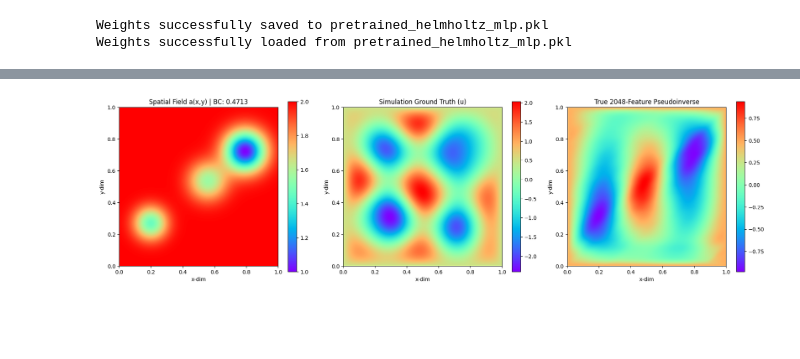
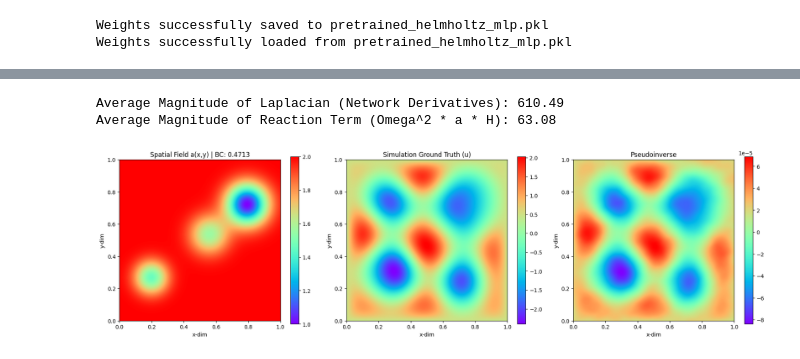
Before and after one commit to wang-yuancheng/piml, a Jupyter notebook: notebooks/helmholtz_solver_single_nolinear_testing_freeze.ipynb, the cells around one changed output, grey strips where cells are left out. Saved outputs shown, nothing was run; the diff lists cells and outputs as text; code cells hidden in the pictures; blank space fills up the shorter version.

```diff
--- a/notebooks/helmholtz_solver_single_nolinear_testing_freeze.ipynb
+++ b/notebooks/helmholtz_solver_single_nolinear_testing_freeze.ipynb
@@ -101,7 +101,7 @@ class FeatureExtractor(nn.Module):
 
         for size in self.hidden_layers:
             h = nn.Dense(size, kernel_init=nn.initializers.he_normal())(h)
-            h = jnp.sin(h)
+            h = nn.tanh(h)
 
         # NEW: Final linear layer to output the prediction directly
         u_pred = nn.Dense(1, use_bias=False)(h)
@@ -127,7 +127,7 @@ class ConcatFeatureExtractor(nn.Module):
         h = h_rff
         for size in self.hidden_layers:
             h = nn.Dense(size, kernel_init=nn.initializers.he_normal())(h)
-            h = jnp.sin(h)
+            h = nn.tanh(h)
             # Append each of the four 256-feature hidden layers
             all_features.append(h)
 
@@ -138,8 +138,8 @@ class ConcatFeatureExtractor(nn.Module):
         return u_pred
 
 # Initialize
-# model = FeatureExtractor(hidden_layers=hidden_layers, B_matrix_base=B_matrix_base)
-model = ConcatFeatureExtractor(hidden_layers=hidden_layers, B_matrix_base=B_matrix_base)
+model = FeatureExtractor(hidden_layers=hidden_layers, B_matrix_base=B_matrix_base)
+# model = ConcatFeatureExtractor(hidden_layers=hidden_layers, B_matrix_base=B_matrix_base)
 
 key = jax.random.PRNGKey(0)
 params = model.init(key, jnp.array([0.0]), jnp.array([0.0]))
@@ -268,8 +268,6 @@ learned_raw_sigma = params['params']['raw_sigma'][0]
 learned_sigma = jax.nn.softplus(learned_raw_sigma)
 print(f"Applying learned bandwidth (sigma = {learned_sigma:.4f}) to the features...")
 
-B_matrix = B_matrix_base * learned_sigma
-
 # DEFINE FROZEN MODEL (NO FINAL LAYER)
 class FrozenFeatureExtractor(nn.Module):
     hidden_layers: list
@@ -277,7 +275,7 @@ class FrozenFeatureExtractor(nn.Module):
 
     @nn.compact
     def __call__(self, x_in, y_in):
-        raw_sigma = self.param('raw_sigma', nn.initializers.constant(3.0), (1,))
+        raw_sigma = self.param('raw_sigma', nn.initializers.constant(1), (1,)) # this is fallback, extracted sigma is applied to B_matrix_base
         sigma = jax.nn.softplus(raw_sigma)
 
         v = jnp.concatenate([x_in, y_in])
@@ -286,7 +284,7 @@ class FrozenFeatureExtractor(nn.Module):
 
         for size in self.hidden_layers:
             h = nn.Dense(size)(h)
-            h = jnp.sin(h)
+            h = nn.tanh(h)
 
         return h # Outputs shape (256,)
 
@@ -309,16 +307,15 @@ class FrozenConcatFeatureExtractor(nn.Module):
         h = h_rff
         for size in self.hidden_layers:
             h = nn.Dense(size)(h)
-            h = jnp.sin(h)
+            h = nn.tanh(h)
             all_features.append(h)
 
         combined_h = jnp.concatenate(all_features)
 
         return combined_h
 
-# model_frozen = FrozenFeatureExtractor(hidden_layers=hidden_layers, B_matrix_base=B_matrix_base)
-model_frozen = FrozenConcatFeatureExtractor(hidden_layers=hidden_layers, B_matrix_base=B_matrix_base)
-
+model_frozen = FrozenFeatureExtractor(hidden_layers=hidden_layers, B_matrix_base=B_matrix_base)
+# model_frozen = FrozenConcatFeatureExtractor(hidden_layers=hidden_layers, B_matrix_base=B_matrix_base)
 
 # BUILD THE PHYSICS & BC MATRICES (SAMPLED)
 omega = 5.0 * jnp.pi / 2.0
@@ -386,6 +383,8 @@ I = jnp.eye(A_pde.shape[1])
 print("\nStarting Sweep:")
 print("-" * 80)
 
+all_sweep_preds = {}
+
 for lmbda in lambda_bcs:
     for tik in tik_regs:
         sqrt_lambda = jnp.sqrt(lmbda)
@@ -412,6 +411,8 @@ for lmbda in lambda_bcs:
 
         print(f"Lam: {lmbda:<7.1e} | Tik: {tik:<7.1e} | MSE: {mse:.2e} | PDE: {loss_pde_unscaled:.2e} | BC: {loss_bc_unscaled:.2e}")
 
+        all_sweep_preds[(lmbda, tik)] = u_pred_sweep
+
         # Track the best performing combination (still based on MSE)
         if mse < best_mse:
             best_mse = mse
@@ -607,7 +702,34 @@ Best Pseudoinverse MSE (from Sweep):      6.0459e-01
+# %%
+@jax.jit
+def debug_pde_magnitudes(x_val, y_val, a_val):
+    # Isolate the forward pass
+    def get_H(x_in, y_in):
+        return model_frozen.apply(frozen_params, x_in, y_in)
+
+    H = get_H(x_val, y_val)
+
+    # Calculate second derivatives
+    H_xx = jax.jacfwd(jax.jacfwd(get_H, argnums=0))(x_val, y_val)
+    H_yy = jax.jacfwd(jax.jacfwd(get_H, argnums=1))(x_val, y_val)
+    Laplacian_H = jnp.squeeze(H_xx) + jnp.squeeze(H_yy)
+
+    # Calculate the omega term
+    reaction_term = omega_sq * a_val * H
+
+    # Return the absolute mean of both terms for this specific coordinate
+    return jnp.mean(jnp.abs(Laplacian_H)), jnp.mean(jnp.abs(reaction_term))
+
+debug_vmap = jax.jit(vmap(debug_pde_magnitudes))
+
+# Run the test on a chunk of your spatial points
+lap_mags, react_mags = debug_vmap(x_sampled[:5000], y_sampled[:5000], a_sampled[:5000])
+
+print(f"Average Magnitude of Laplacian (Network Derivatives): {jnp.mean(lap_mags):.2f}")
+print(f"Average Magnitude of Reaction Term (Omega^2 * a * H): {jnp.mean(react_mags):.2f}")
+# %% [output]
+Average Magnitude of Laplacian (Network Derivatives): 610.49
+Average Magnitude of Reaction Term (Omega^2 * a * H): 63.08
 # %%
-# ==========================================
-# VISUALIZE POST-DIAGNOSTIC RESULTS (FIXED)
-# ==========================================
 def get_final_w(current_params, x_pde, y_pde, a_pde, x_bc, y_bc, bc_val_arr):
     def get_H(x_in, y_in):
         return model_frozen.apply(current_params, x_in, y_in)
@@ -625,8 +747,8 @@ def get_final_w(current_params, x_pde, y_pde, a_pde, x_bc, y_bc, bc_val_arr):
     A_bc_final = vmap(get_H)(x_bc, y_bc)
     b_bc_final = bc_val_arr.reshape(-1, 1)
 
-    A = jnp.vstack([A_pde_final, sqrt_lambda * A_bc_final])
-    B = jnp.vstack([b_pde_final, sqrt_lambda * b_bc_final])
+    A = jnp.vstack([A_pde_final, sqrt_matrix_lmbda * A_bc_final])
+    B = jnp.vstack([b_pde_final, sqrt_matrix_lmbda * b_bc_final])
 
     I = jnp.eye(A.shape[1])
     A_T_A = A.T @ A
@@ -640,32 +762,32 @@ final_w = get_final_w(params, x_pde_test, y_pde_test, a_pde_test, x_bc, y_bc, bc
 H_full_grid = vmap(lambda x_in, y_in: model_frozen.apply(params, x_in, y_in))(x, y)
 u_pred_full = H_full_grid @ final_w
 
 a_plot = a_flat.reshape(nx, ny).T
 u_sim_plot = u_flat.reshape(nx, ny).T
 u_pred_plot = u_pred_full.reshape(nx, ny).T
 
 fig, axes = plt.subplots(1, 3, figsize=(18, 5))
 ext = [0, 1, 0, 1]
 
 mesh1 = axes[0].imshow(a_plot, interpolation='bilinear', origin='lower', cmap='rainbow', extent=ext, aspect=1.)
 fig.colorbar(mesh1, ax=axes[0])
 axes[0].set_title(f'Spatial Field a(x,y) | BC: {bc_sample:.4f}', fontsize='large')
 axes[0].set_xlabel('x-dim')
 axes[0].set_ylabel('y-dim')
 
 mesh2 = axes[1].imshow(u_sim_plot, interpolation='bilinear', origin='lower', cmap='rainbow', extent=ext, aspect=1.)
 fig.colorbar(mesh2, ax=axes[1])
 axes[1].set_title('Simulation Ground Truth (u)', fontsize='large')
 axes[1].set_xlabel('x-dim')
 axes[1].set_ylabel('y-dim')
 
 mesh3 = axes[2].imshow(u_pred_plot, interpolation='bilinear', origin='lower', cmap='rainbow', extent=ext, aspect=1.)
 fig.colorbar(mesh3, ax=axes[2])
-axes[2].set_title('True 2048-Feature Pseudoinverse', fontsize='large')
+axes[2].set_title('Pseudoinverse', fontsize='large')
 axes[2].set_xlabel('x-dim')
 axes[2].set_ylabel('y-dim')
 
 plt.tight_layout()
 plt.show()
 # %% [output]
-[figure, old version]
+[figure, new version]
```
Also changed, not shown: parts of 7 cells of this notebook, 3 other files.
